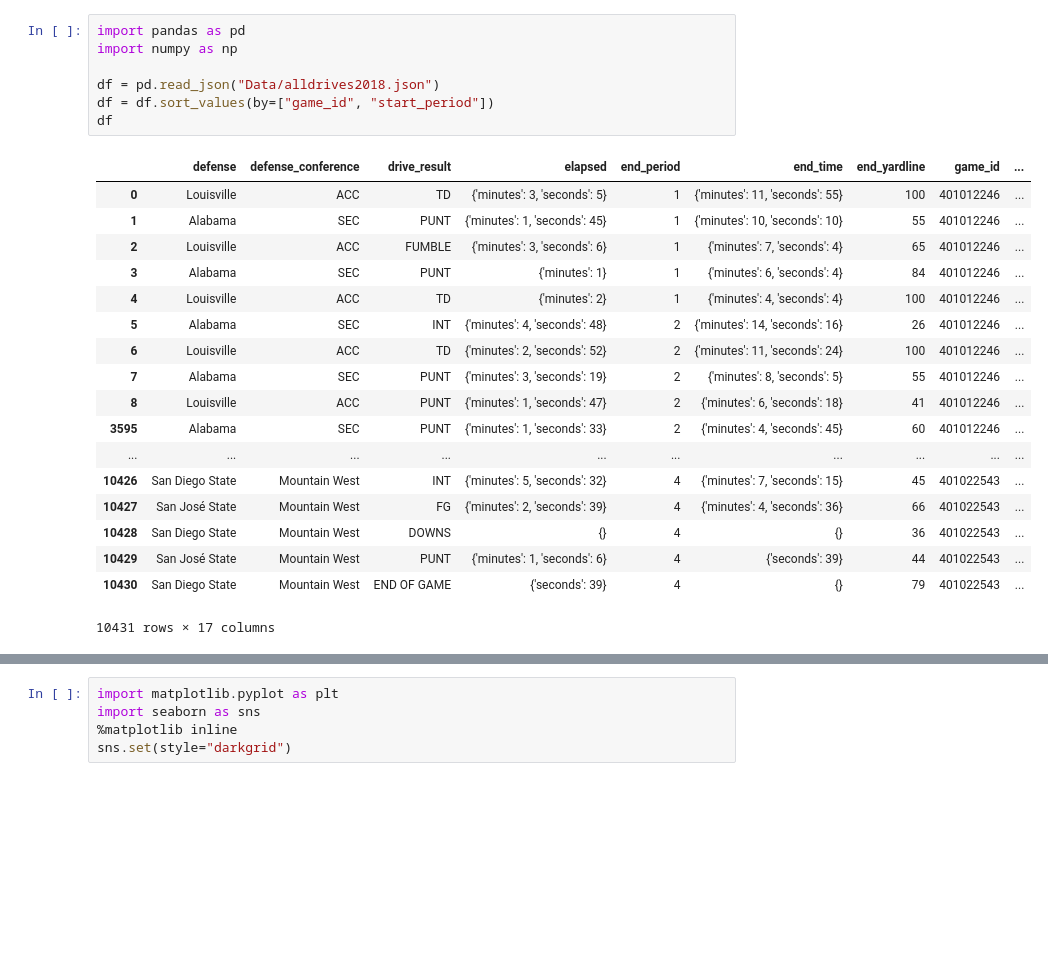
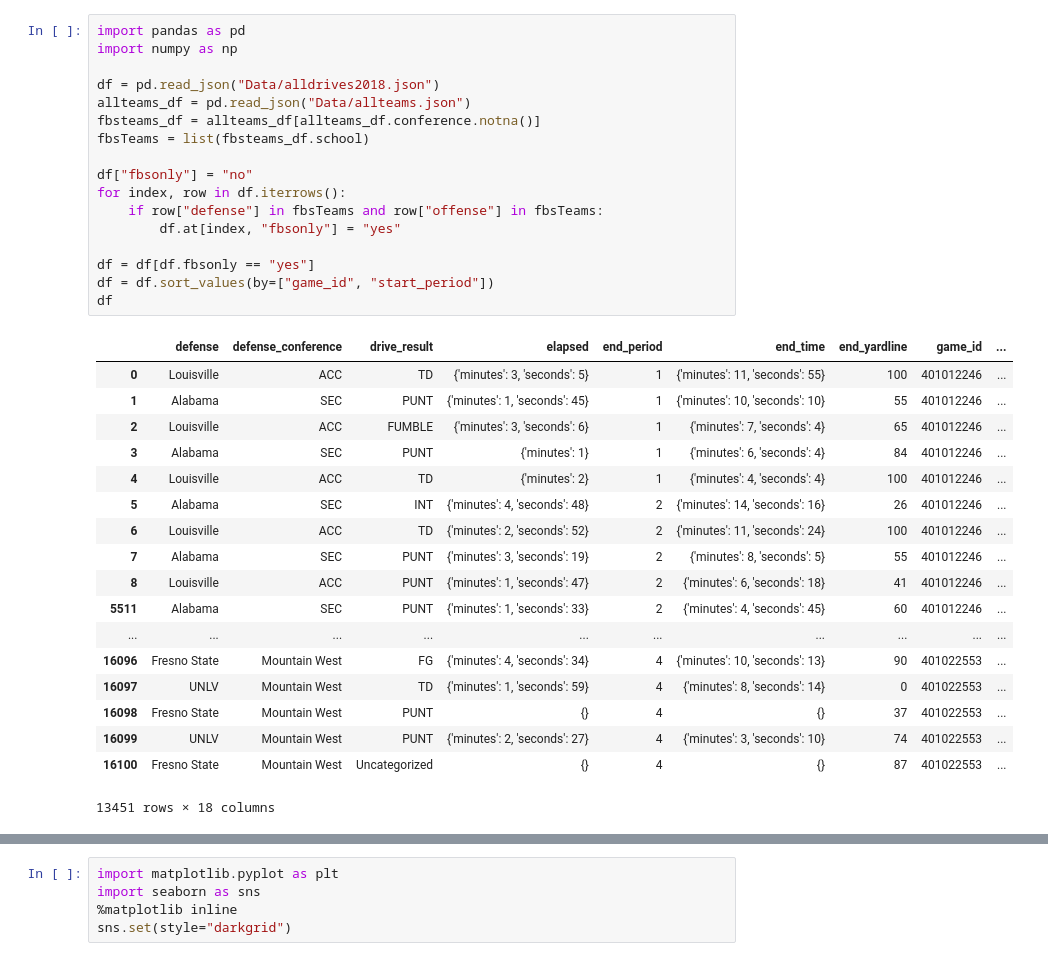
Before and after one commit to zaneddennis/CFB-Analytics, a Jupyter notebook: AverageDrives.ipynb, the cells around one changed output, grey strips where cells are left out. Cells and saved outputs as stored; diff of their text form; blank space fills up the shorter version.

```diff
--- a/AverageDrives.ipynb
+++ b/AverageDrives.ipynb
@@ -1,27 +1,37 @@
 # %%
 import pandas as pd
 import numpy as np
 
 df = pd.read_json("Data/alldrives2018.json")
+allteams_df = pd.read_json("Data/allteams.json")
+fbsteams_df = allteams_df[allteams_df.conference.notna()]
+fbsTeams = list(fbsteams_df.school)
+
+df["fbsonly"] = "no"
+for index, row in df.iterrows():
+    if row["defense"] in fbsTeams and row["offense"] in fbsTeams:
+        df.at[index, "fbsonly"] = "yes"
+
+df = df[df.fbsonly == "yes"]
 df = df.sort_values(by=["game_id", "start_period"])
 df
 # %% [output]
 |  | defense | defense_conference | drive_result | elapsed | end_period | end_time | end_yardline | game_id | ... |
 | 0 | Louisville | ACC | TD | {'minutes': 3, 'seconds': 5} | 1 | {'minutes': 11, 'seconds': 55} | 100 | 401012246 | ... |
 | 1 | Alabama | SEC | PUNT | {'minutes': 1, 'seconds': 45} | 1 | {'minutes': 10, 'seconds': 10} | 55 | 401012246 | ... |
 | 2 | Louisville | ACC | FUMBLE | {'minutes': 3, 'seconds': 6} | 1 | {'minutes': 7, 'seconds': 4} | 65 | 401012246 | ... |
 | 3 | Alabama | SEC | PUNT | {'minutes': 1} | 1 | {'minutes': 6, 'seconds': 4} | 84 | 401012246 | ... |
 | 4 | Louisville | ACC | TD | {'minutes': 2} | 1 | {'minutes': 4, 'seconds': 4} | 100 | 401012246 | ... |
 | 5 | Alabama | SEC | INT | {'minutes': 4, 'seconds': 48} | 2 | {'minutes': 14, 'seconds': 16} | 26 | 401012246 | ... |
 | 6 | Louisville | ACC | TD | {'minutes': 2, 'seconds': 52} | 2 | {'minutes': 11, 'seconds': 24} | 100 | 401012246 | ... |
 | 7 | Alabama | SEC | PUNT | {'minutes': 3, 'seconds': 19} | 2 | {'minutes': 8, 'seconds': 5} | 55 | 401012246 | ... |
 | 8 | Louisville | ACC | PUNT | {'minutes': 1, 'seconds': 47} | 2 | {'minutes': 6, 'seconds': 18} | 41 | 401012246 | ... |
-| 3595 | Alabama | SEC | PUNT | {'minutes': 1, 'seconds': 33} | 2 | {'minutes': 4, 'seconds': 45} | 60 | 401012246 | ... |
+| 5511 | Alabama | SEC | PUNT | {'minutes': 1, 'seconds': 33} | 2 | {'minutes': 4, 'seconds': 45} | 60 | 401012246 | ... |
 | ... | ... | ... | ... | ... | ... | ... | ... | ... | ... |
-| 10426 | San Diego State | Mountain West | INT | {'minutes': 5, 'seconds': 32} | 4 | {'minutes': 7, 'seconds': 15} | 45 | 401022543 | ... |
-| 10427 | San José State | Mountain West | FG | {'minutes': 2, 'seconds': 39} | 4 | {'minutes': 4, 'seconds': 36} | 66 | 401022543 | ... |
-| 10428 | San Diego State | Mountain West | DOWNS | {} | 4 | {} | 36 | 401022543 | ... |
-| 10429 | San José State | Mountain West | PUNT | {'minutes': 1, 'seconds': 6} | 4 | {'seconds': 39} | 44 | 401022543 | ... |
-| 10430 | San Diego State | Mountain West | END OF GAME | {'seconds': 39} | 4 | {} | 79 | 401022543 | ... |
+| 16096 | Fresno State | Mountain West | FG | {'minutes': 4, 'seconds': 34} | 4 | {'minutes': 10, 'seconds': 13} | 90 | 401022553 | ... |
+| 16097 | UNLV | Mountain West | TD | {'minutes': 1, 'seconds': 59} | 4 | {'minutes': 8, 'seconds': 14} | 0 | 401022553 | ... |
+| 16098 | Fresno State | Mountain West | PUNT | {} | 4 | {} | 37 | 401022553 | ... |
+| 16099 | UNLV | Mountain West | PUNT | {'minutes': 2, 'seconds': 27} | 4 | {'minutes': 3, 'seconds': 10} | 74 | 401022553 | ... |
+| 16100 | Fresno State | Mountain West | Uncategorized | {} | 4 | {} | 87 | 401022553 | ... |
-10431 rows × 17 columns
+13451 rows × 18 columns
 # %%
```
Also changed, not shown: parts of 9 cells of this notebook, 17 other files.
